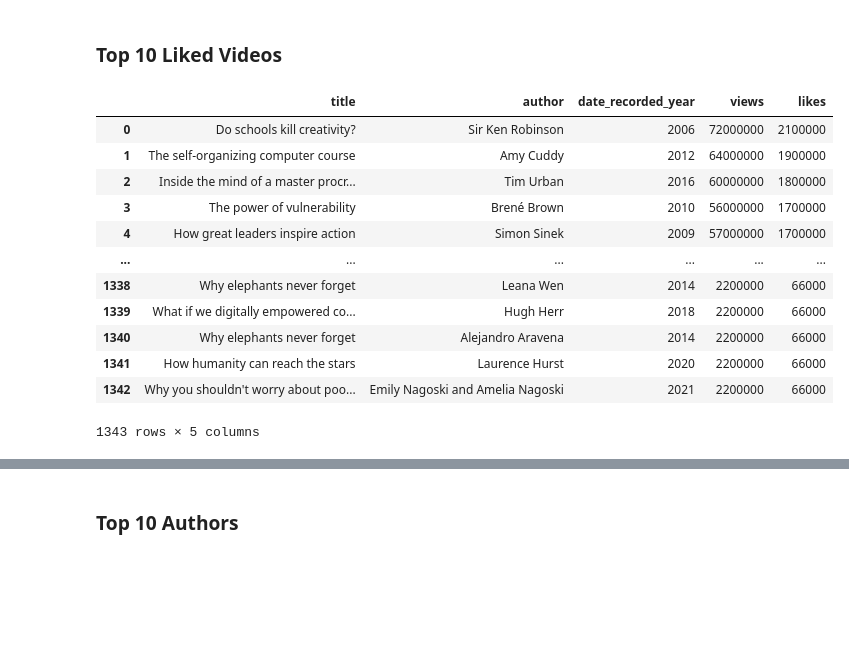
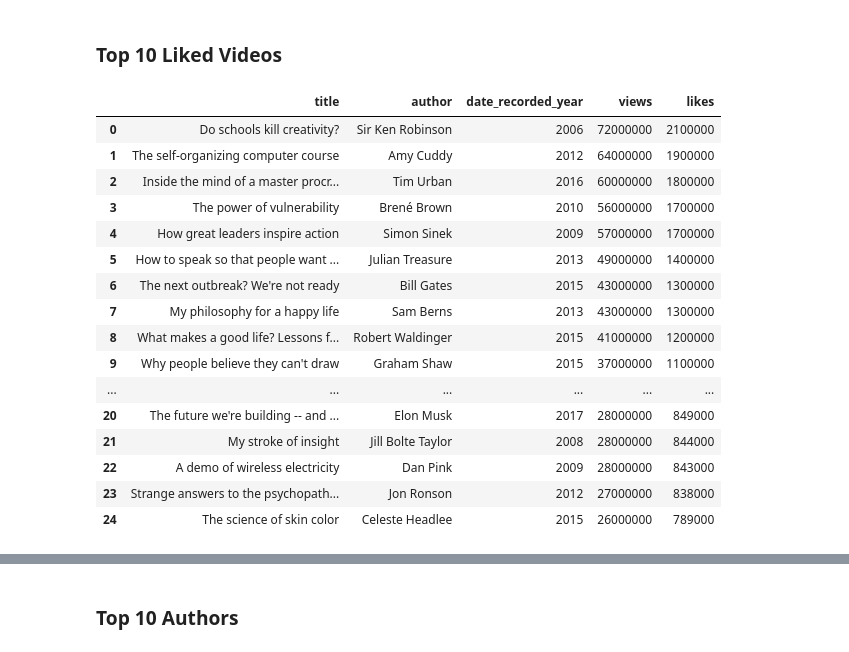
Before and after one commit to aaas24/code_library, a Jupyter notebook: ted_talks/2_preprocessing/ted_talks_preprocessing.ipynb, the cells around one changed output, grey strips where cells are left out. Drawn from its saved outputs; the diff is of its cells as text; code cells hidden in the pictures; blank space fills up the shorter version.

```diff
--- a/ted_talks/2_preprocessing/ted_talks_preprocessing.ipynb
+++ b/ted_talks/2_preprocessing/ted_talks_preprocessing.ipynb
@@ -833,24 +833,28 @@ Name: views, dtype: float64
 # %%
 #build data: These are the 75% most liked videos
 y_var='likes'
 df_grap = (
     (df.groupby(['title','author','date_recorded_year','views'])[y_var].sum().reset_index())
     .sort_values([y_var],ascending=[False])
     ).reset_index()
 df_grap=df_grap.drop('index', axis=1)
 df_grap = df_grap[df_grap[y_var] > 65000]
-df_grap
+df_grap.head(25)
 # %% [output]
 |  | title | author | date_recorded_year | views | likes |
 | 0 | Do schools kill creativity? | Sir Ken Robinson | 2006 | 72000000 | 2100000 |
 | 1 | The self-organizing computer course | Amy Cuddy | 2012 | 64000000 | 1900000 |
 | 2 | Inside the mind of a master procr... | Tim Urban | 2016 | 60000000 | 1800000 |
 | 3 | The power of vulnerability | Brené Brown | 2010 | 56000000 | 1700000 |
 | 4 | How great leaders inspire action | Simon Sinek | 2009 | 57000000 | 1700000 |
+| 5 | How to speak so that people want ... | Julian Treasure | 2013 | 49000000 | 1400000 |
+| 6 | The next outbreak? We're not ready | Bill Gates | 2015 | 43000000 | 1300000 |
+| 7 | My philosophy for a happy life | Sam Berns | 2013 | 43000000 | 1300000 |
+| 8 | What makes a good life? Lessons f... | Robert Waldinger | 2015 | 41000000 | 1200000 |
+| 9 | Why people believe they can't draw | Graham Shaw | 2015 | 37000000 | 1100000 |
 | ... | ... | ... | ... | ... | ... |
-| 1338 | Why elephants never forget | Leana Wen | 2014 | 2200000 | 66000 |
-| 1339 | What if we digitally empowered co... | Hugh Herr | 2018 | 2200000 | 66000 |
-| 1340 | Why elephants never forget | Alejandro Aravena | 2014 | 2200000 | 66000 |
-| 1341 | How humanity can reach the stars | Laurence Hurst | 2020 | 2200000 | 66000 |
-| 1342 | Why you shouldn't worry about poo... | Emily Nagoski and Amelia Nagoski | 2021 | 2200000 | 66000 |
+| 20 | The future we're building -- and ... | Elon Musk | 2017 | 28000000 | 849000 |
+| 21 | My stroke of insight | Jill Bolte Taylor | 2008 | 28000000 | 844000 |
+| 22 | A demo of wireless electricity | Dan Pink | 2009 | 28000000 | 843000 |
+| 23 | Strange answers to the psychopath... | Jon Ronson | 2012 | 27000000 | 838000 |
+| 24 | The science of skin color | Celeste Headlee | 2015 | 26000000 | 789000 |
-1343 rows × 5 columns
```
Also changed, not shown: parts of 4 cells of this notebook, 10 other files.
